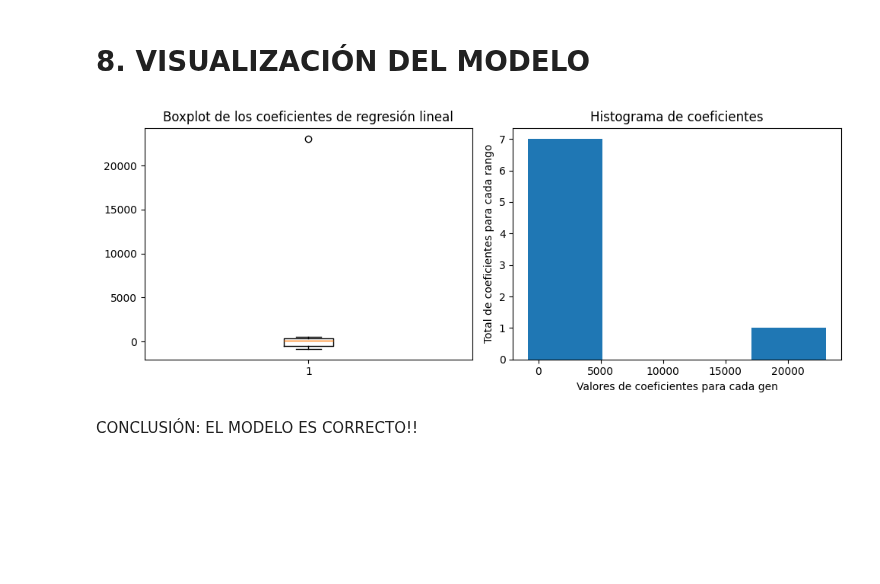
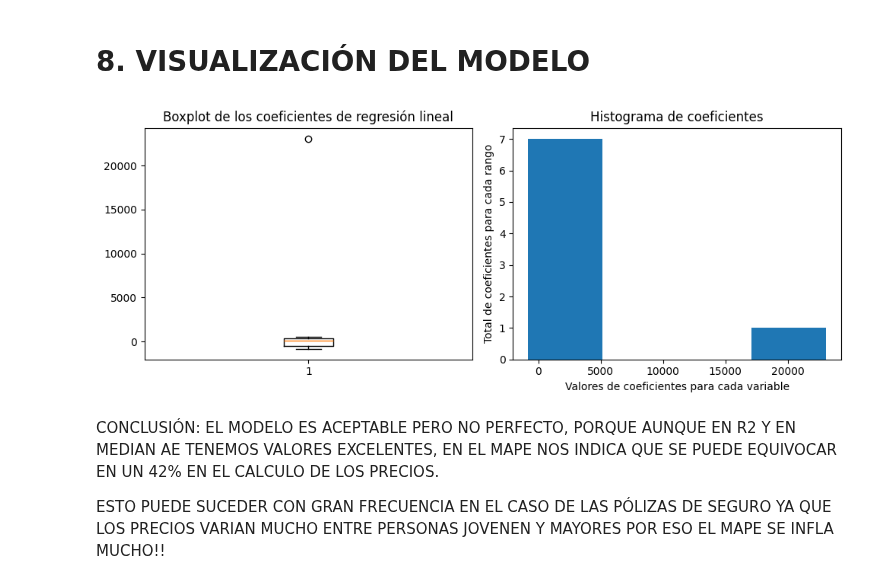
Before and after one commit to 4GeeksAcademy/cathycaz-intro-ml, a Jupyter notebook: src/02-regresion.ipynb, the cells around one changed output. Saved outputs shown, nothing was run; the diff lists cells and outputs as text; code cells hidden in the pictures; blank space fills up the shorter version.

```diff
--- a/src/02-regresion.ipynb
+++ b/src/02-regresion.ipynb
@@ -485,16 +455,18 @@ get_metrics(yhat_linear, y_test, yhat_train_linear, y_train)
 # %%
 plt.figure(figsize=(10, 4))
 plt.subplot(1, 2, 1)
 plt.boxplot(m_linear.coef_)
 plt.title('Boxplot de los coeficientes de regresión lineal')
 plt.subplot(1, 2, 2)
 plt.hist(m_linear.coef_,'sturges')
-plt.xlabel('Valores de coeficientes para cada gen')
+plt.xlabel('Valores de coeficientes para cada variable')
 plt.ylabel('Total de coeficientes para cada rango')
 plt.title('Histograma de coeficientes')
 plt.tight_layout()
 plt.show()
 # %% [output]
-[figure, old version]
+[figure, new version]
 # %% [markdown]
-CONCLUSIÓN: EL MODELO ES CORRECTO!!
+CONCLUSIÓN: EL MODELO ES ACEPTABLE PERO NO PERFECTO, PORQUE AUNQUE EN R2 Y EN MEDIAN AE TENEMOS VALORES EXCELENTES, EN EL MAPE NOS INDICA QUE SE PUEDE EQUIVOCAR EN UN 42% EN EL CALCULO DE LOS PRECIOS.
+
+ESTO PUEDE SUCEDER CON GRAN FRECUENCIA EN EL CASO DE LAS PÓLIZAS DE SEGURO YA QUE LOS PRECIOS VARIAN MUCHO ENTRE PERSONAS JOVENEN Y MAYORES POR ESO EL MAPE SE INFLA MUCHO!!
```
Also changed, not shown: parts of 24 cells of this notebook.
